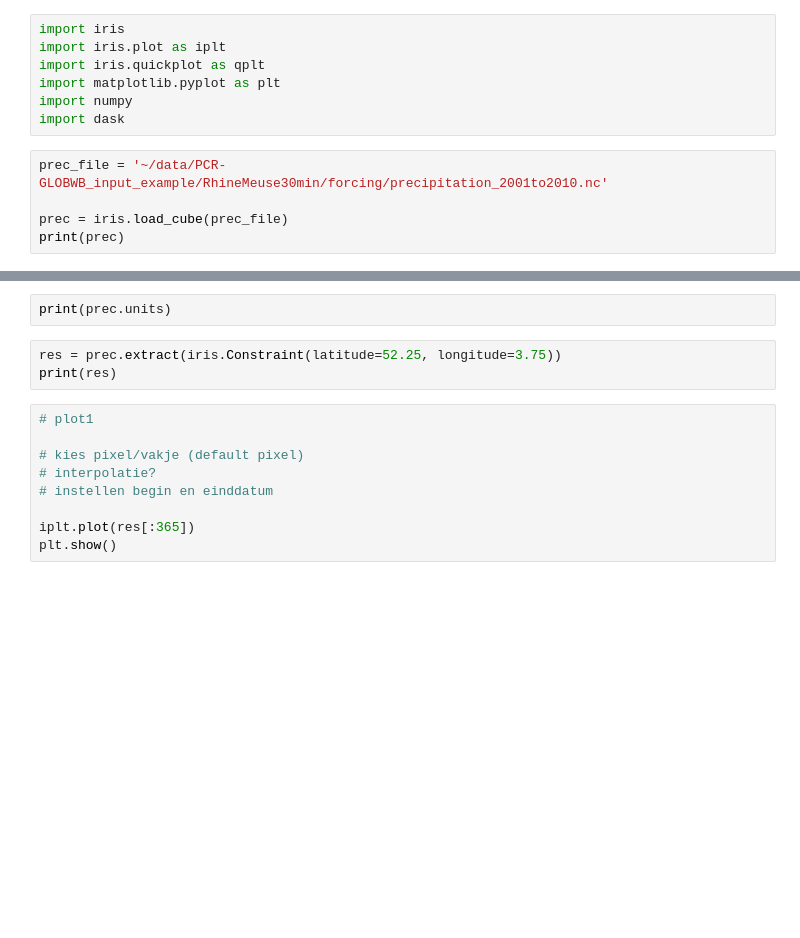
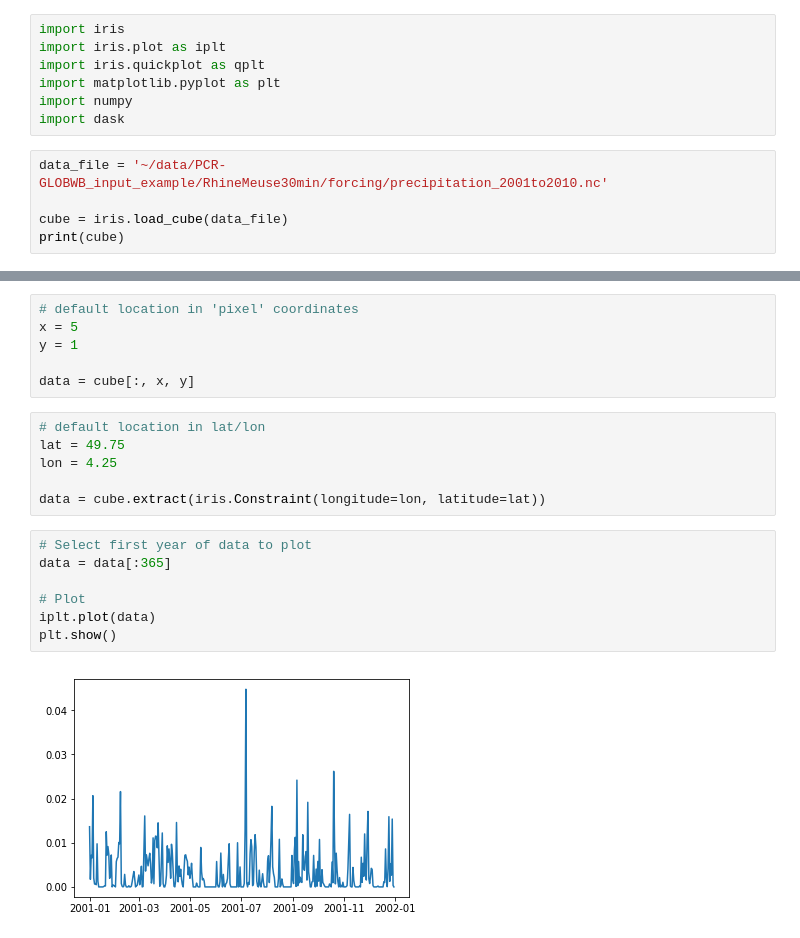
Before and after one commit to eWaterCycle/notebooks, a Jupyter notebook: DataViewerMVP.ipynb, the cells around one changed output, grey strips where cells are left out. Drawn from its saved outputs; the diff is of its cells as text; blank space fills up the shorter version.

Commit message:
Clean up plot 1
Plot 1 is the precipitation over time line graph.

```diff
--- a/DataViewerMVP.ipynb
+++ b/DataViewerMVP.ipynb
@@ -10,7 +10,7 @@ import matplotlib.pyplot as plt
 import numpy
 import dask
 # %%
-prec_file = '~/data/PCR-GLOBWB_input_example/RhineMeuse30min/forcing/precipitation_2001to2010.nc'
+data_file = '~/data/PCR-GLOBWB_input_example/RhineMeuse30min/forcing/precipitation_2001to2010.nc'
 
-prec = iris.load_cube(prec_file)
-print(prec)
+cube = iris.load_cube(data_file)
+print(cube)
@@ -22,17 +29,24 @@ for coord in prec.coords():
-# %%
-print(prec.units)
-# %%
-res = prec.extract(iris.Constraint(latitude=52.25, longitude=3.75))
-print(res)
-# %%
-# plot1
-
-# kies pixel/vakje (default pixel)
-# interpolatie?
-# instellen begin en einddatum
-
-iplt.plot(res[:365])
-plt.show()
+# %%
+# default location in 'pixel' coordinates
+x = 5
+y = 1
+
+data = cube[:, x, y]
+# %%
+# default location in lat/lon
+lat = 49.75
+lon = 4.25
+
+data = cube.extract(iris.Constraint(longitude=lon, latitude=lat))
+# %%
+# Select first year of data to plot
+data = data[:365]
+
+# Plot
+iplt.plot(data)
+plt.show()
+# %% [output]
+[figure, added]
 # %%
 twod = prec[0]
 
```
Also changed, not shown: parts of 6 cells of this notebook.
